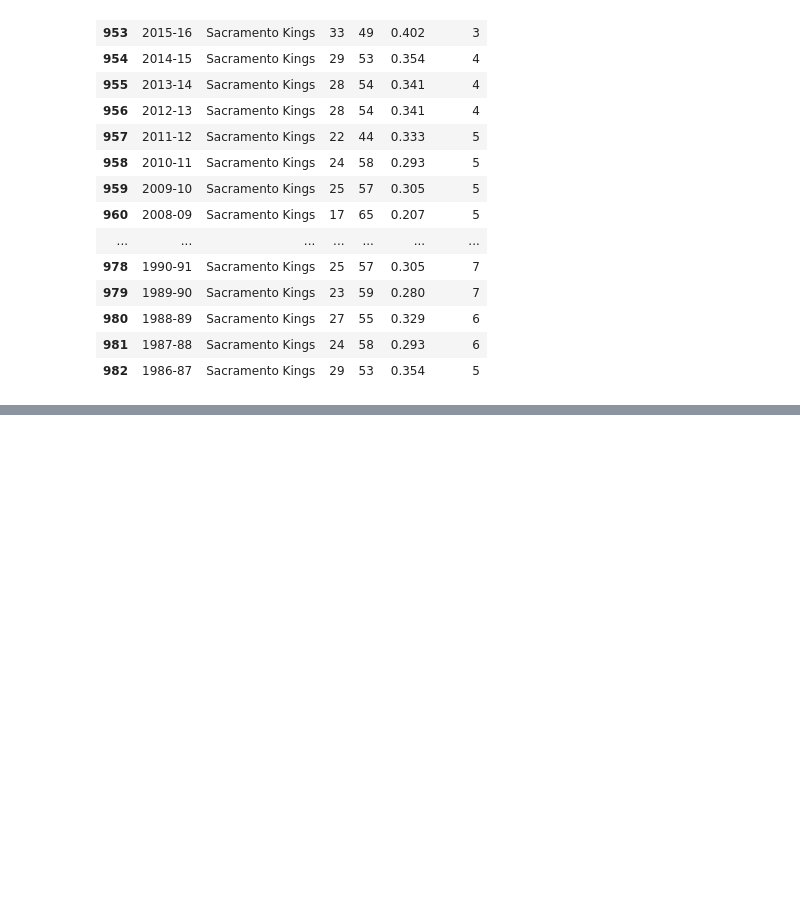
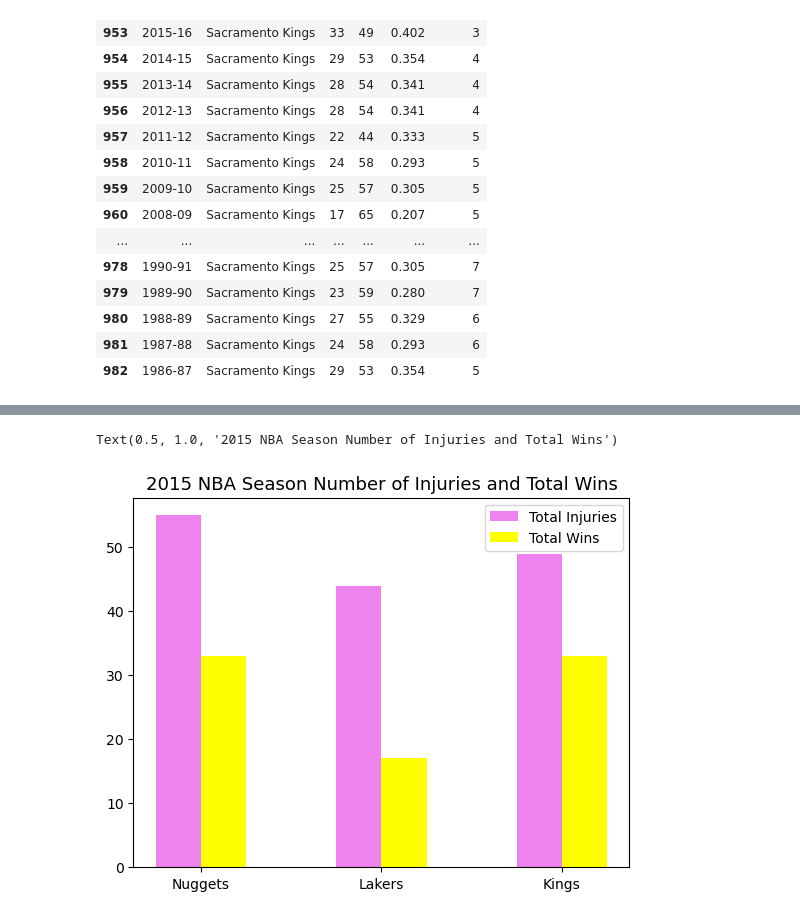
Before and after one commit to paulhji/team_gaap_project1, a Jupyter notebook: NBA Injuries.ipynb, the cells around one changed output, grey strips where cells are left out. Cells and saved outputs as stored; diff of their text form; code cells hidden in the pictures; blank space fills up the shorter version.

```diff
--- a/NBA Injuries.ipynb
+++ b/NBA Injuries.ipynb
@@ -398,0 +362,16 @@ Kings=clean_team_records.loc[clean_team_records["Team"] =="Sacramento Kings",:]
+# %%
+Names_2017 = ['Nuggets', 'Lakers', 'Kings']
+Injuries_2017 = [90,65,73]
+Wins_2017 = [19,11,12]
+
+bar_width = 0.25
+ind = np.arange(len(Names_2015))
+fig, ax = plt.subplots()
+bar1 = ax.bar(ind - bar_width/2, Injuries_2015, bar_width, label='Total Injuries', color='violet')
+bar2 = ax.bar(ind + bar_width/2, Wins_2015, bar_width, label='Total Wins', color='yellow')
+ax.legend()
+ax.set_xticks(ind, Names_2015)
+ax.set_title('2015 NBA Season Number of Injuries and Total Wins', fontsize=13, color='black')
+# %% [output]
+Text(0.5, 1.0, '2015 NBA Season Number of Injuries and Total Wins')
+[figure, added]
```
Also changed, not shown: parts of 13 cells of this notebook.
